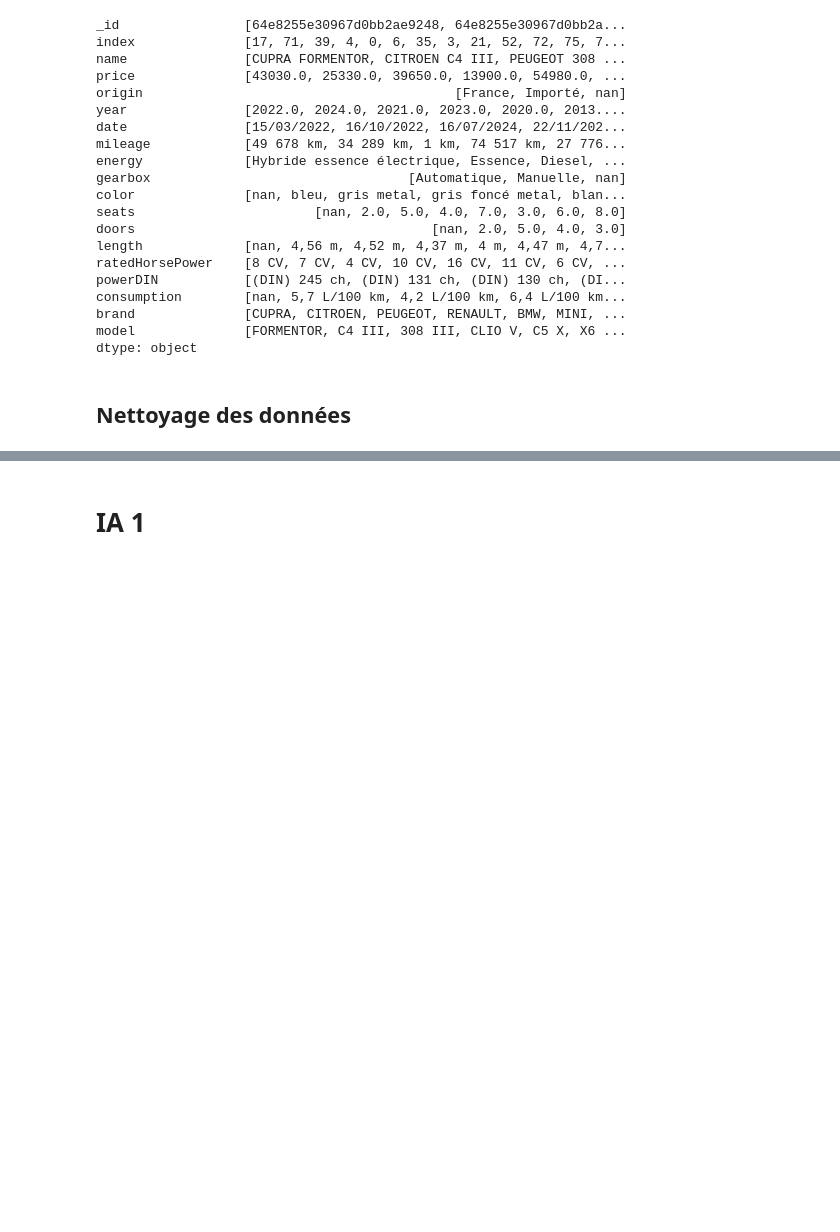
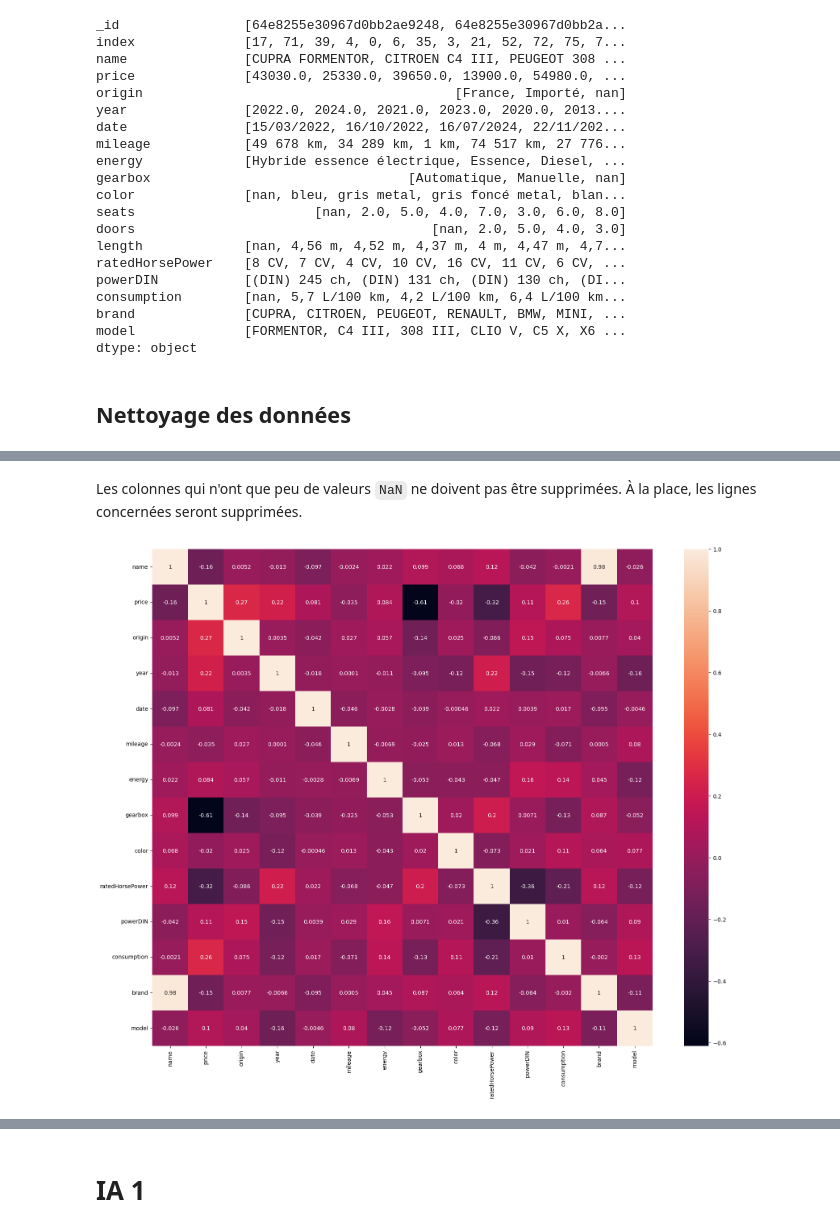
Before and after one commit to Fredkiss3/car-price-prediction-ipssi-groupe-3, a Jupyter notebook: les_trois_modeles.ipynb, the cells around one changed output, grey strips where cells are left out. Cells and saved outputs as stored; diff of their text form; code cells hidden in the pictures; blank space fills up the shorter version.

```diff
--- a/les_trois_modeles.ipynb
+++ b/les_trois_modeles.ipynb
@@ -152,10 +86,3 @@ len(df['color'].unique())
-# %%
-df.date = df.date.fillna('01/01/1970')
-df.origin = df.origin.fillna('Inconnue')
-df.energy = df.energy.fillna('Inconnue')
-df.gearbox = df.gearbox.fillna('Inconnue')
-df.brand = df.brand.fillna('Inconnue')
-df.model = df.model.fillna('Inconnu')
 # %%
 # Suppression de colonnes inutiles car générées par MongoDB
 df = df.drop(['_id', 'index'], axis=1)
@@ -170,0 +112,18 @@ df.head()
+# %% [markdown]
+Les colonnes qui n'ont que peu de valeurs `NaN` ne doivent pas être supprimées. À la place, les lignes concernées seront supprimées.
+# %%
+df = df.drop(columns=['doors', 'length', 'seats'], axis=1)
+# %%
+df = df.dropna(subset=['brand', 'model', 'powerDIN', 'price', 'origin', 'year', 'date', 'mileage', 'energy', 'ratedHorsePower', 'gearbox', 'consumption'])
+# %%
+for col in df.columns:
+    df[col] = LabelEncoder().fit_transform(df[col])
+# %%
+def matrice_correlation(size=(20, 16)):
+  corr_matrix = df.corr()
+  fig, ax = plt.subplots(figsize=size)
+  sns.heatmap(corr_matrix, annot=True, ax=ax)
+
+matrice_correlation()
+# %% [output]
+[figure, added]
```
Also changed, not shown: parts of 15 cells of this notebook.
